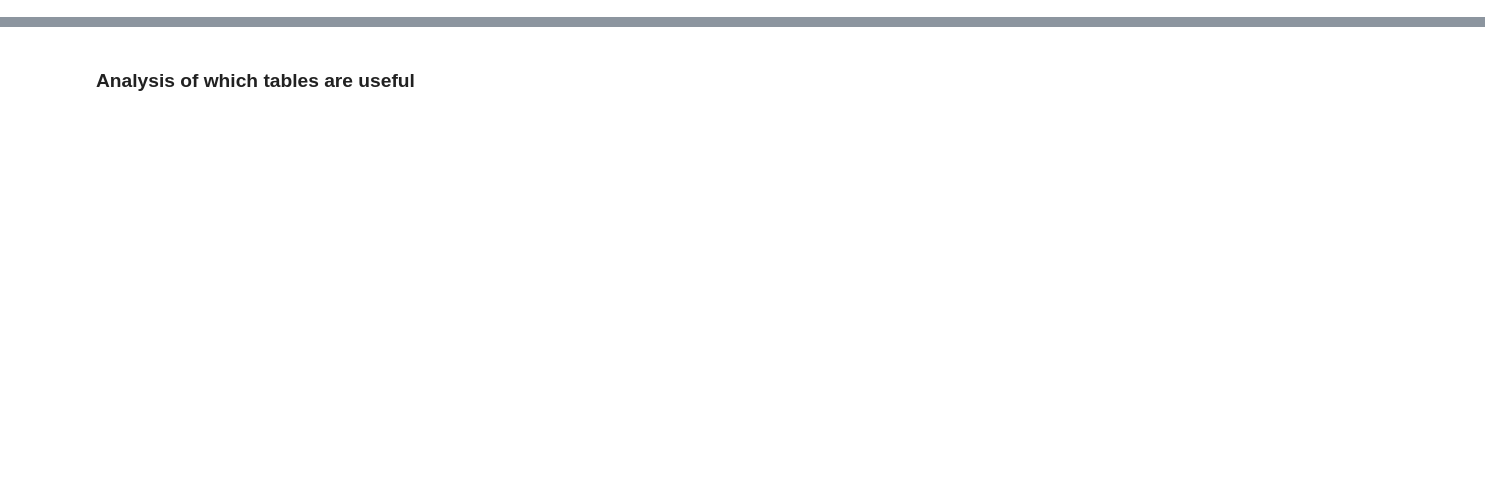
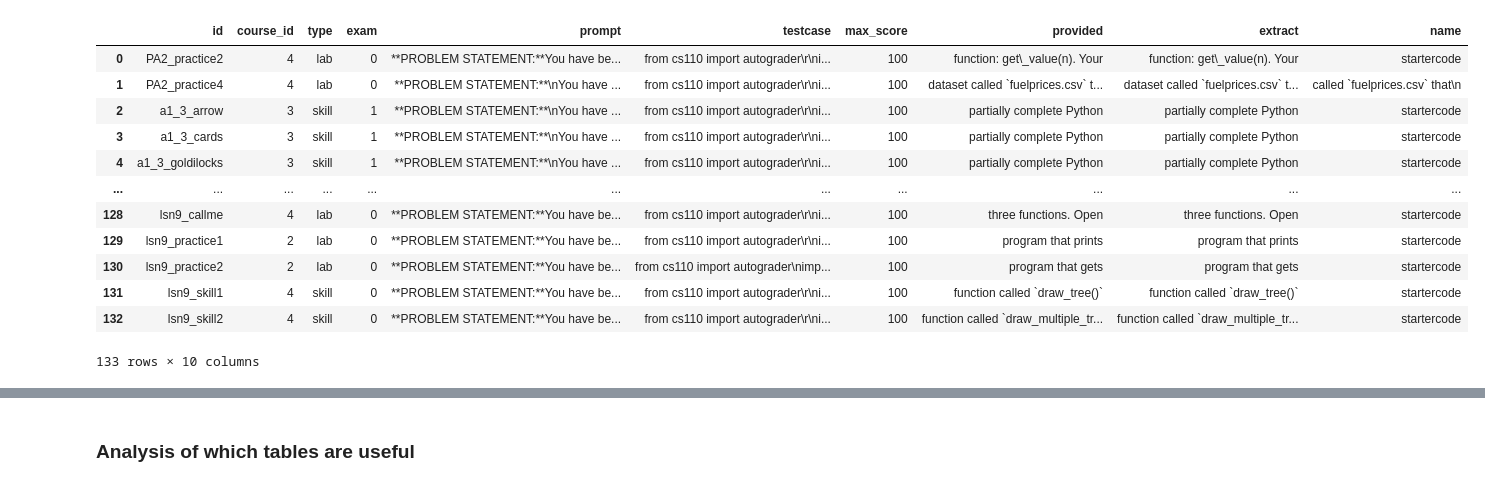
Before and after one commit to KoutchemeCharles/learnlab2023, a Jupyter notebook: notebooks/data_cleaning.ipynb, the cells around one changed output, grey strips where cells are left out. Saved outputs shown, nothing was run; the diff lists cells and outputs as text; code cells hidden in the pictures; blank space fills up the shorter version.

Commit message:
extracting missing information

```diff
--- a/notebooks/data_cleaning.ipynb
+++ b/notebooks/data_cleaning.ipynb
@@ -93,0 +79,8 @@ AttributeError: module '__main__' has no attribute '__file__'
+# %%
+def extract_what_was_provided(statement, n_words=5):
+    start = statement.find("You have been provided with")
+    provided = statement[start:].split(" ")[5:]
+    if provided[0] == 'a': provided = provided[1:]
+    provided = provided[:n_words]
+    provided = " ".join(provided)
+    return provided
@@ -93,0 +107,35 @@ AttributeError: module '__main__' has no attribute '__file__'
+# %%
+def map_provided_to_category(subdf):
+    subdf["extract"] = sub_df.prompt.apply(extract_what_was_provided)
+    categories = ["function", "program", "file", "data_structure"]
+    missing = []
+    for provided, testcase in subdf[["extract", "testcase"]].to_numpy():
+        file = ""
+        words = testcase.split(" ")
+        file = list(set([w for w in words if '.csv' in w or '.txt' in w]))
+        if not file:
+            words = provided.split(" ")
+            file = list(set([w for w in words if '.csv' in w or '.txt' in w]))
+
+        file = ",".join(file) if file else "startercode"
+        information = {"name": file}
+        missing.append(information)
+
+    return pd.concat([subdf, pd.DataFrame(missing)], axis=1)
+# %%
+missing_data_df = map_provided_to_category(sub_df)
+missing_data_df
+# %% [output]
+|  | id | course_id | type | exam | prompt | testcase | max_score | provided | extract | name |
+| 0 | PA2_practice2 | 4 | lab | 0 | **PROBLEM STATEMENT:**You have be... | from cs110 import autograder\r\ni... | 100 | function: get\_value(n). Your | function: get\_value(n). Your | startercode |
+| 1 | PA2_practice4 | 4 | lab | 0 | **PROBLEM STATEMENT:**\nYou have ... | from cs110 import autograder\r\ni... | 100 | dataset called `fuelprices.csv` t... | dataset called `fuelprices.csv` t... | called `fuelprices.csv` that\n |
+| 2 | a1_3_arrow | 3 | skill | 1 | **PROBLEM STATEMENT:**\nYou have ... | from cs110 import autograder\r\ni... | 100 | partially complete Python | partially complete Python | startercode |
+| 3 | a1_3_cards | 3 | skill | 1 | **PROBLEM STATEMENT:**\nYou have ... | from cs110 import autograder\r\ni... | 100 | partially complete Python | partially complete Python | startercode |
+| 4 | a1_3_goldilocks | 3 | skill | 1 | **PROBLEM STATEMENT:**\nYou have ... | from cs110 import autograder\r\ni... | 100 | partially complete Python | partially complete Python | startercode |
+| ... | ... | ... | ... | ... | ... | ... | ... | ... | ... | ... |
+| 128 | lsn9_callme | 4 | lab | 0 | **PROBLEM STATEMENT:**You have be... | from cs110 import autograder\r\ni... | 100 | three functions. Open | three functions. Open | startercode |
+| 129 | lsn9_practice1 | 2 | lab | 0 | **PROBLEM STATEMENT:**You have be... | from cs110 import autograder\r\ni... | 100 | program that prints | program that prints | startercode |
+| 130 | lsn9_practice2 | 2 | lab | 0 | **PROBLEM STATEMENT:**You have be... | from cs110 import autograder\nimp... | 100 | program that gets | program that gets | startercode |
+| 131 | lsn9_skill1 | 4 | skill | 0 | **PROBLEM STATEMENT:**You have be... | from cs110 import autograder\r\ni... | 100 | function called `draw_tree()` | function called `draw_tree()` | startercode |
+| 132 | lsn9_skill2 | 4 | skill | 0 | **PROBLEM STATEMENT:**You have be... | from cs110 import autograder\r\ni... | 100 | function called `draw_multiple_tr... | function called `draw_multiple_tr... | startercode |
+133 rows × 10 columns
```
Also changed, not shown: parts of 13 cells of this notebook, 3 other files.
